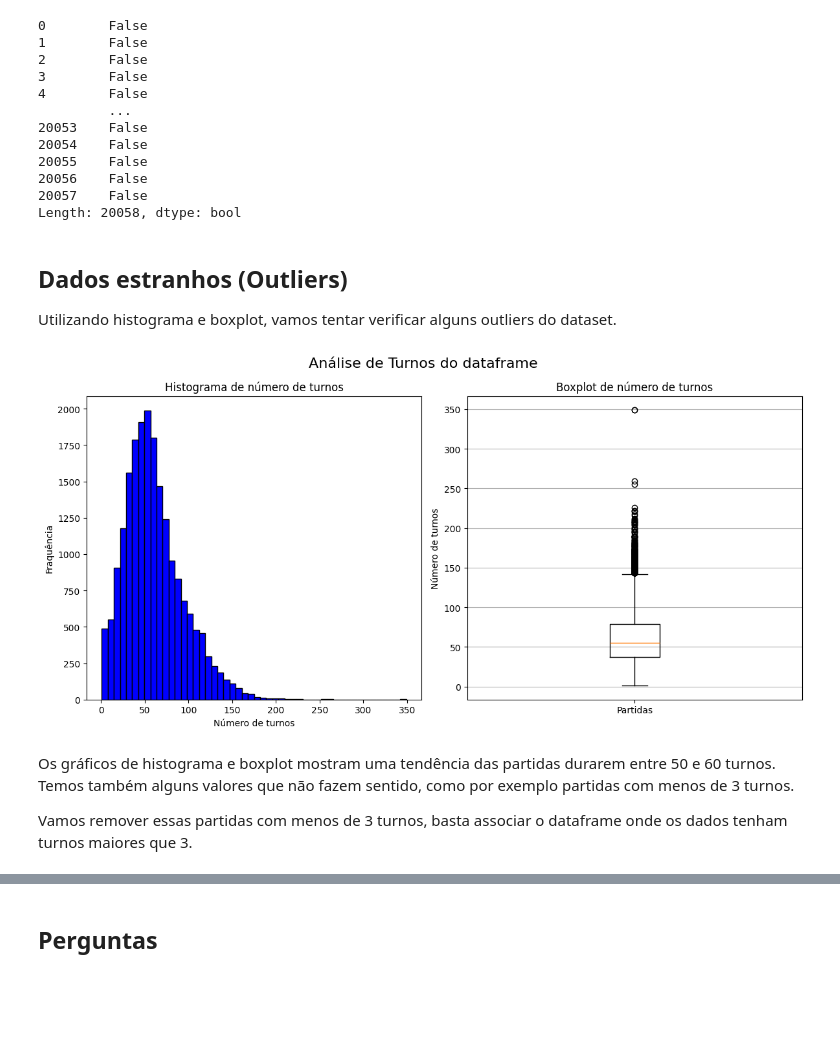
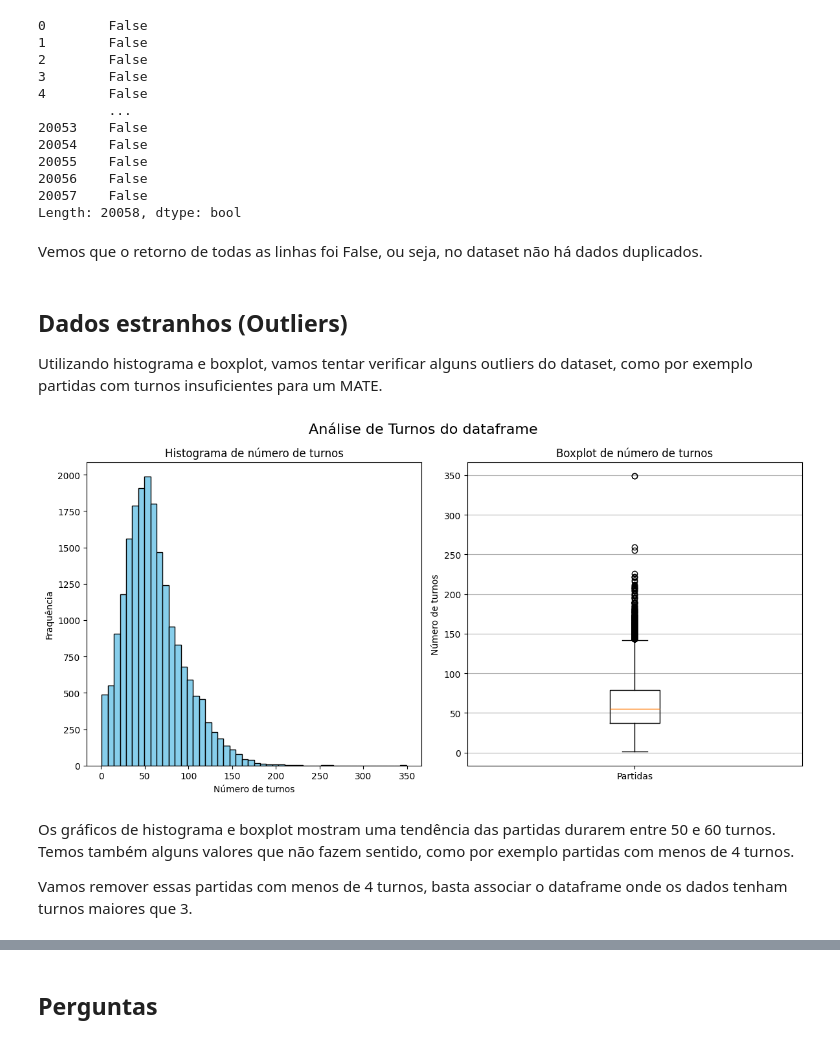
Before and after one commit to GodKelvin/chess-analytics, a Jupyter notebook: main.ipynb, the cells around one changed output, grey strips where cells are left out. Drawn from its saved outputs; the diff is of its cells as text; code cells hidden in the pictures; blank space fills up the shorter version.

```diff
--- a/main.ipynb
+++ b/main.ipynb
@@ -212,49 +210,50 @@ print(duplicados)
 20056    False
 20057    False
 Length: 20058, dtype: bool
+# %% [markdown]
+Vemos que o retorno de todas as linhas foi False, ou seja, no dataset não há dados duplicados.
 # %% [markdown]
 ## Dados estranhos (Outliers)
 
-Utilizando histograma e boxplot, vamos tentar verificar alguns outliers do dataset.
+Utilizando histograma e boxplot, vamos tentar verificar alguns outliers do dataset, como por exemplo partidas com turnos insuficientes para um MATE.
 # %%
 import matplotlib.pyplot as plt
 
 #Primeiro eu fiz o histograma sozinho, depois pesquisei como fazer lado a lado do boxplot
 # plt.hist(dataframe["turns"], bins=50, color="blue", edgecolor="black")
 # plt.xlabel("Turnos")
 # plt.ylabel("Frequência")
 # plt.title("Histograma de duração das partidas (em turnos)")
 # plt.show()
 
 #Criando uma função para auxilio
 def plot_histograma_boxplot(dataframe):
   #Criando uma figura para plotar tanto o histograma quanto o boxplot
   fig, axs = plt.subplots(1, 2, figsize=(12, 6))
   #Cada posicao de axs é um gráfico
-  axs[0].hist(dataframe["turns"], bins=50, color="blue", edgecolor="black")
+  axs[0].hist(dataframe["turns"], bins=50, color="skyblue", edgecolor="black")
   axs[0].set_xlabel("Número de turnos")
   axs[0].set_ylabel("Fraquência")
   axs[0].set_title("Histograma de número de turnos")
 
   axs[1].boxplot(dataframe["turns"], vert=True)
   axs[1].set_title("Boxplot de número de turnos")
   axs[1].set_ylabel("Número de turnos")
-  axs[1].set_xticks([1])
   axs[1].set_xticklabels(["Partidas"])
   axs[1].grid(axis='y')
 
   fig.suptitle('Análise de Turnos do dataframe', fontsize=16)
   #Deixando o layout bonito
   plt.tight_layout()
   plt.show()
 
 plot_histograma_boxplot(dataframe)
 # %% [output]
-[figure, old version]
+[figure, new version]
 # %% [markdown]
-Os gráficos de histograma e boxplot mostram uma tendência das partidas durarem entre 50 e 60 turnos. Temos também alguns valores que não fazem sentido, como por exemplo partidas com menos de 3 turnos.
+Os gráficos de histograma e boxplot mostram uma tendência das partidas durarem entre 50 e 60 turnos. Temos também alguns valores que não fazem sentido, como por exemplo partidas com menos de 4 turnos.
 
-Vamos remover essas partidas com menos de 3 turnos, basta associar o dataframe onde os dados tenham turnos maiores que 3.
+Vamos remover essas partidas com menos de 4 turnos, basta associar o dataframe onde os dados tenham turnos maiores que 3.
 # %%
 dataframe = dataframe[dataframe["turns"] > 3]
 plot_histograma_boxplot(dataframe)
```
Also changed, not shown: parts of 28 cells of this notebook.
